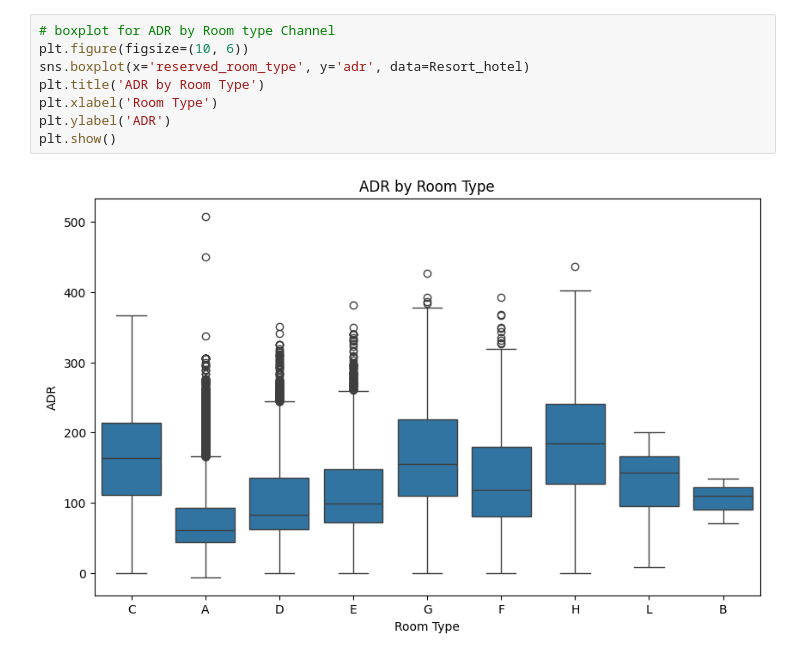
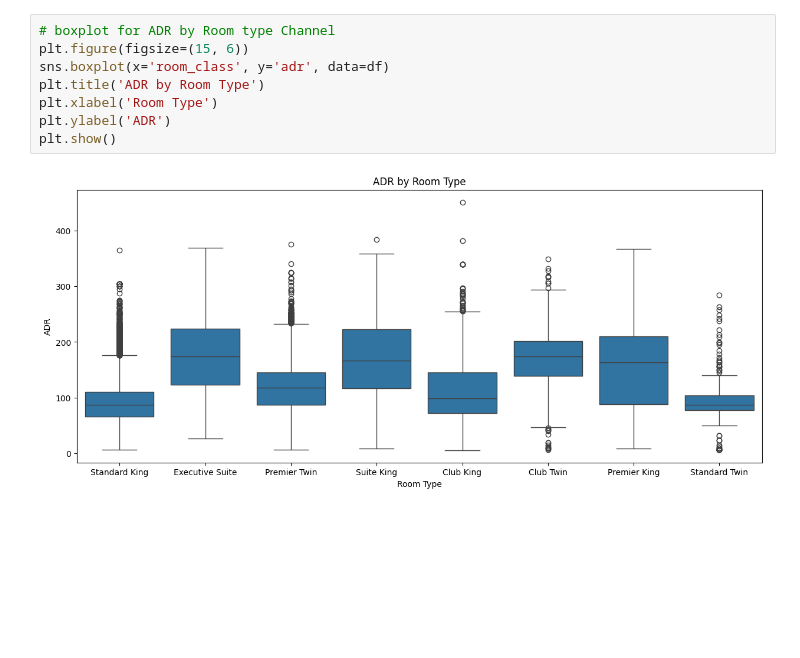
Before and after one commit to MOO242/Hotel-Demand-Forecasting-V3, a Jupyter notebook: Notebook/EDA.ipynb, the cells around one changed output. Drawn from its saved outputs; the diff is of its cells as text; blank space fills up the shorter version.

```diff
--- a/Notebook/EDA.ipynb
+++ b/Notebook/EDA.ipynb
@@ -79,13 +192,13 @@ Resort_hotel
 # %%
 # boxplot for ADR by Room type Channel
-plt.figure(figsize=(10, 6))
-sns.boxplot(x='reserved_room_type', y='adr', data=Resort_hotel)
+plt.figure(figsize=(15, 6))
+sns.boxplot(x='room_class', y='adr', data=df)
 plt.title('ADR by Room Type')
 plt.xlabel('Room Type')
 plt.ylabel('ADR')
 plt.show()
 # %% [output]
-[figure, old version]
+[figure, new version]
 # %%
 # ADR by room type
 
```
Also changed, not shown: parts of 10 cells of this notebook, 11 other files.
